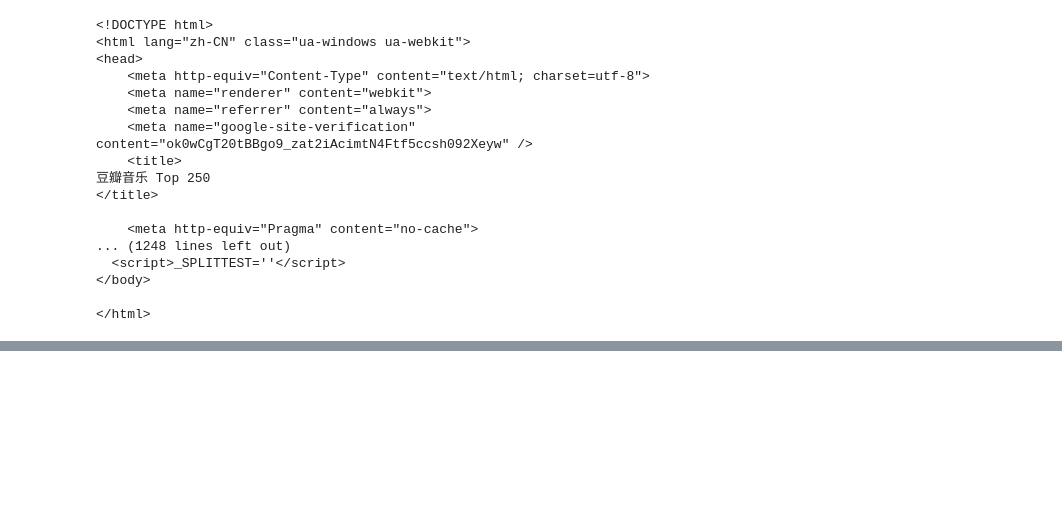
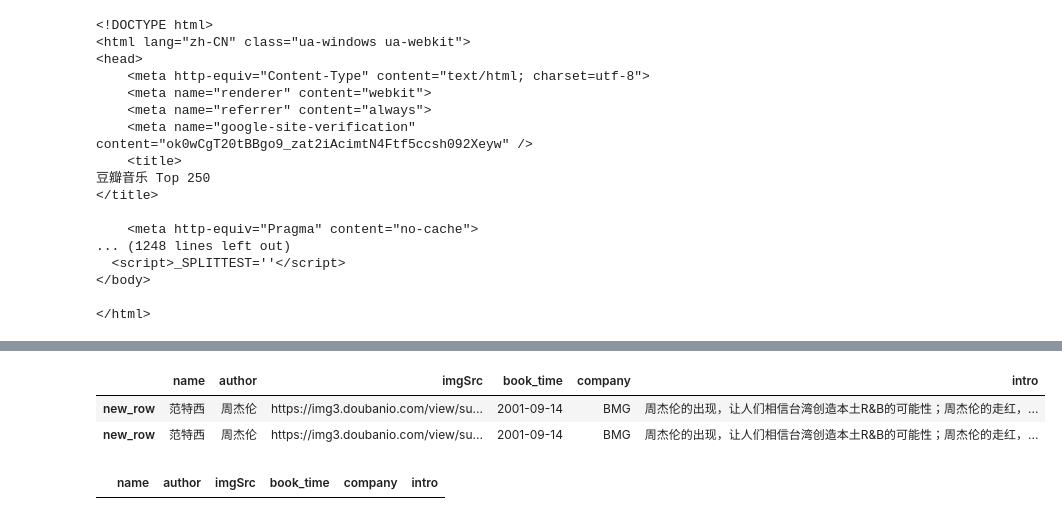
Before and after one commit to Blacktuna1/douban-music-250, a Jupyter notebook: douban-test.ipynb, the cells around one changed output, grey strips where cells are left out. Saved outputs shown, nothing was run; the diff lists cells and outputs as text; code cells hidden in the pictures; blank space fills up the shorter version.

```diff
--- a/douban-test.ipynb
+++ b/douban-test.ipynb
@@ -54,0 +87,6 @@ get_url_music(url)
+# %%
+new_row = pd.Series(
+  get_music_info("https://music.douban.com/subject/1403307/"),
+  name='new_row'
+  )
+new_row
@@ -54,0 +101,17 @@ get_url_music(url)
+# %%
+df = pd.DataFrame()
+# %%
+df['name']=[]
+df['author']=[]
+df['imgSrc']=[]
+df['book_time']=[]
+df['company']=[]
+df['intro']=[]
+# %%
+df = df.append(new_row)
+# %%
+df
+# %% [output]
+|  | name | author | imgSrc | book_time | company | intro |
+| new_row | 范特西 | 周杰伦 | https://img3.doubanio.com/view/su... | 2001-09-14 | BMG | 周杰伦的出现，让人们相信台湾创造本土R&B的可能性；周杰伦的走红，... |
+| new_row | 范特西 | 周杰伦 | https://img3.doubanio.com/view/su... | 2001-09-14 | BMG | 周杰伦的出现，让人们相信台湾创造本土R&B的可能性；周杰伦的走红，... |
@@ -54,0 +120,4 @@ get_url_music(url)
+# %%
+tableTemp
+# %% [output]
+|  | name | author | imgSrc | book_time | company | intro |
```
Also changed, not shown: parts of 9 cells of this notebook.
